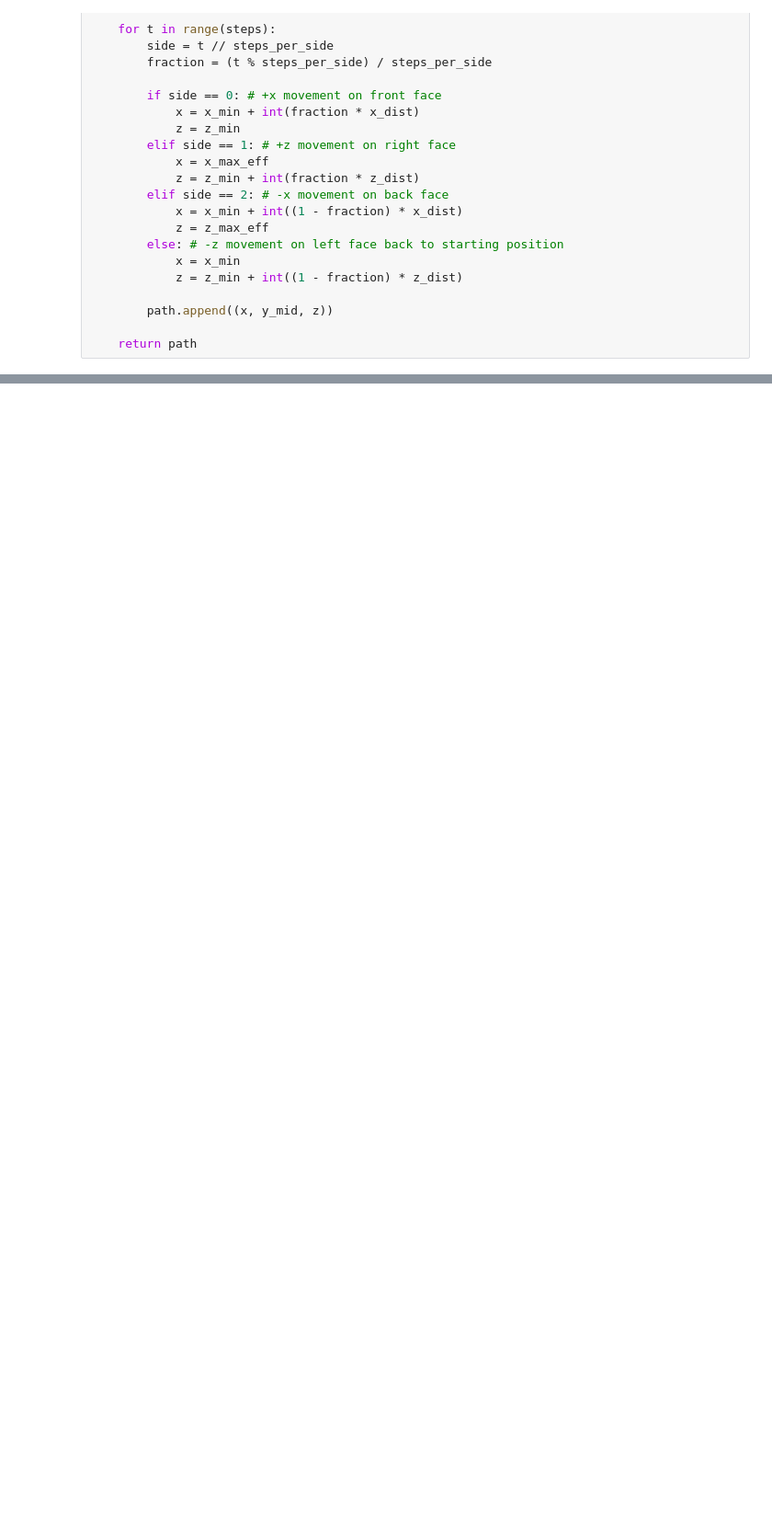
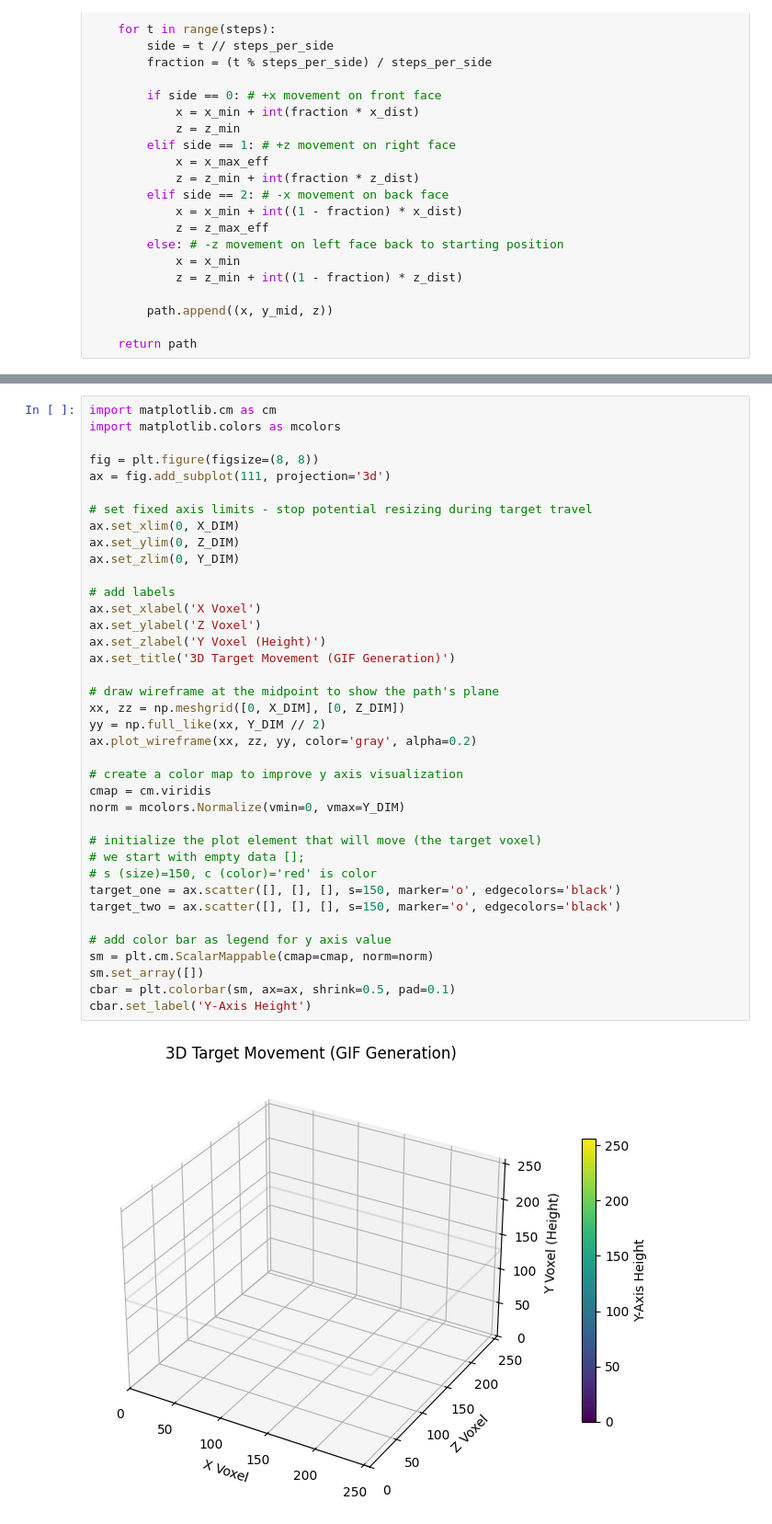
Before and after one commit to asubedi2001/slm-holography, a Jupyter notebook: holographic_animation.ipynb, the cells around one changed output, grey strips where cells are left out. Shown at 92% size. Drawn from its saved outputs; the diff is of its cells as text; blank space fills up the shorter version.

Commit message:
create corkscrew trap pathing, create 3d visualization for multiple traps

```diff
--- a/holographic_animation.ipynb
+++ b/holographic_animation.ipynb
@@ -163,0 +204,40 @@ Done! GIF saved.
+# %%
+import matplotlib.cm as cm
+import matplotlib.colors as mcolors
+
+fig = plt.figure(figsize=(8, 8))
+ax = fig.add_subplot(111, projection='3d')
+
+# set fixed axis limits - stop potential resizing during target travel
+ax.set_xlim(0, X_DIM)
+ax.set_ylim(0, Z_DIM)
+ax.set_zlim(0, Y_DIM)
+
+# add labels
+ax.set_xlabel('X Voxel')
+ax.set_ylabel('Z Voxel')
+ax.set_zlabel('Y Voxel (Height)')
+ax.set_title('3D Target Movement (GIF Generation)')
+
+# draw wireframe at the midpoint to show the path's plane
+xx, zz = np.meshgrid([0, X_DIM], [0, Z_DIM])
+yy = np.full_like(xx, Y_DIM // 2)
+ax.plot_wireframe(xx, zz, yy, color='gray', alpha=0.2)
+
+# create a color map to improve y axis visualization
+cmap = cm.viridis
+norm = mcolors.Normalize(vmin=0, vmax=Y_DIM)
+
+# initialize the plot element that will move (the target voxel)
+# we start with empty data [];
+# s (size)=150, c (color)='red' is color
+target_one = ax.scatter([], [], [], s=150, marker='o', edgecolors='black')
+target_two = ax.scatter([], [], [], s=150, marker='o', edgecolors='black')
+
+# add color bar as legend for y axis value
+sm = plt.cm.ScalarMappable(cmap=cmap, norm=norm)
+sm.set_array([])
+cbar = plt.colorbar(sm, ax=ax, shrink=0.5, pad=0.1)
+cbar.set_label('Y-Axis Height')
+# %% [output]
+[figure, added]
```
Also changed, not shown: parts of 5 cells of this notebook, 2 other files.
